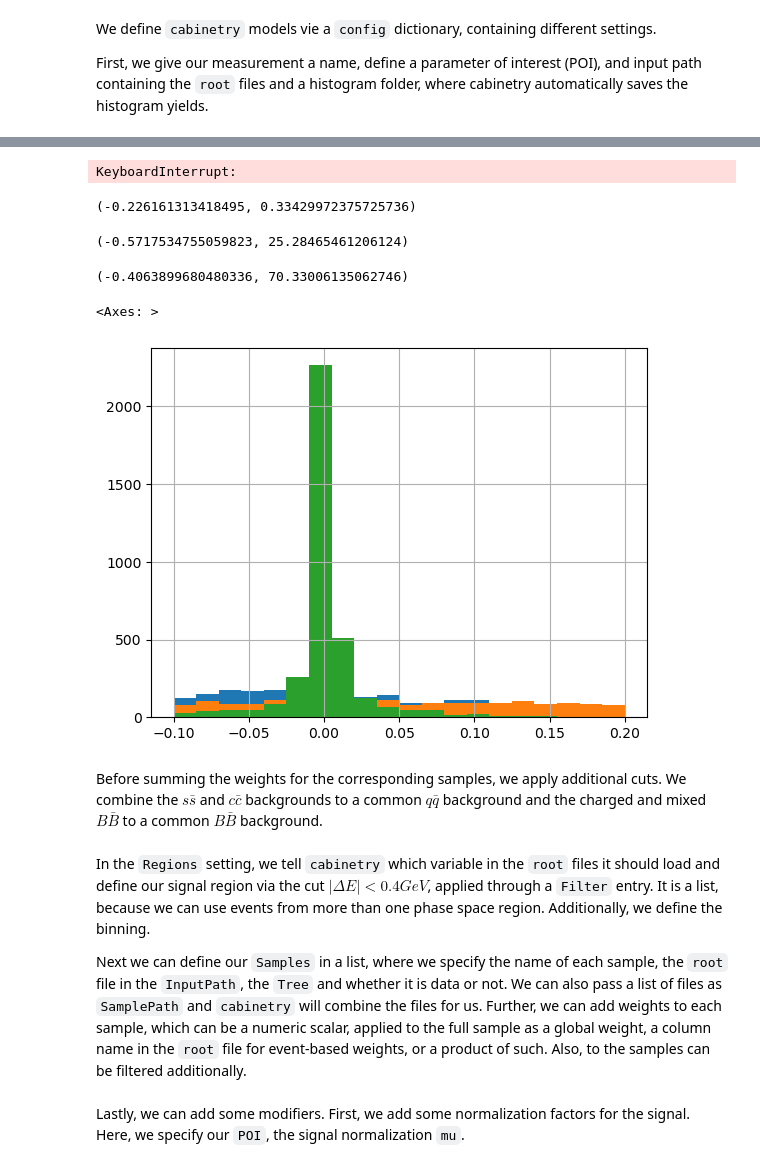
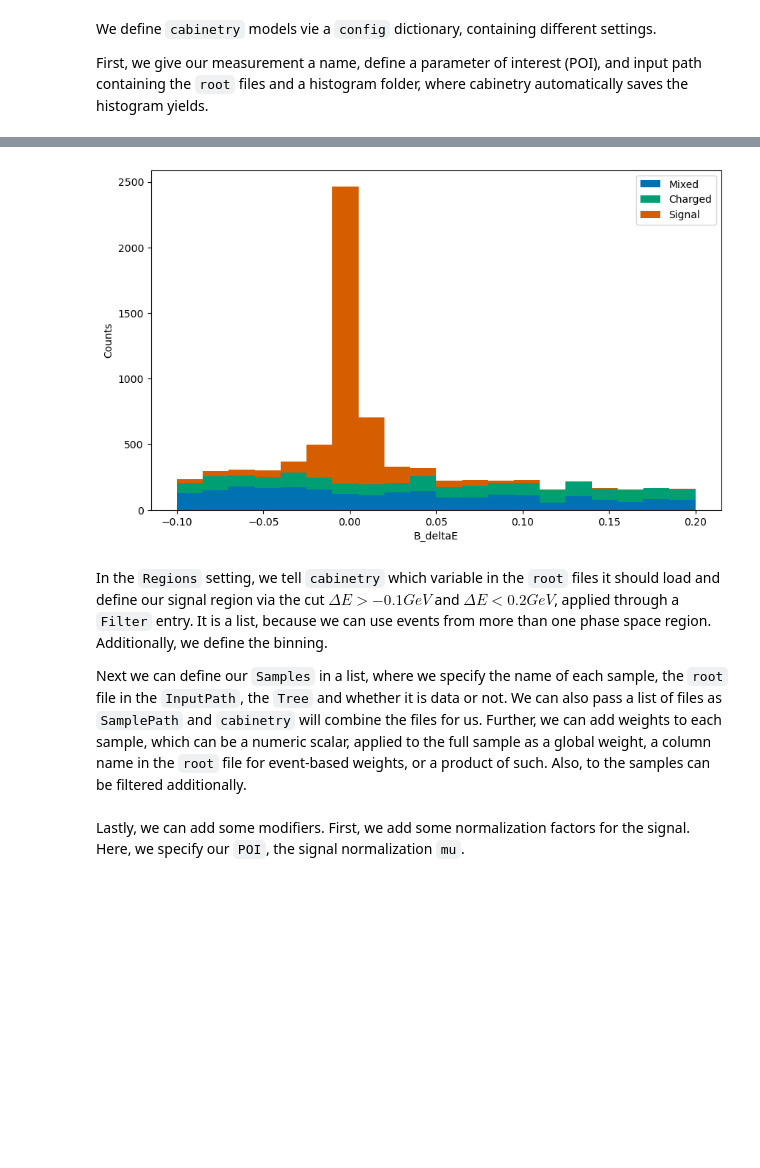
Before and after one commit to lorenzennio/pyhf-tutorial, a Jupyter notebook: 02-B2Kpi.ipynb, the cells around one changed output, grey strips where cells are left out. Saved outputs shown, nothing was run; the diff lists cells and outputs as text; code cells hidden in the pictures; blank space fills up the shorter version.

```diff
--- a/02-B2Kpi.ipynb
+++ b/02-B2Kpi.ipynb
@@ -42,7 +47,7 @@ First, we give our measurement a name, define a parameter of interest (POI), and
 # %%
 cabinetry.set_logging()
 
-BASE = Path('/project/agkuhr/users/euenlue/starterkit-mc/postcut-ntuples/')
+BASE = Path('/project/agkuhr/users/lgaertner/starterkit-mc/postcut-ntuples/')
 
 config = {
    'General':{
@@ -60,37 +63,26 @@ First, let us load all the signal and background ntuples. We use a mix of recons
 # %%
-with uproot.open({BASE +'signal.root': 'tree'}) as tree:
+with uproot.open({BASE / 'signal.root': 'tree'}) as tree:
     dat_signal = tree.arrays(tree.keys(), library="pd")
 
-with uproot.open({BASE +'charged.root': 'tree'}) as tree:
+with uproot.open({BASE / 'charged.root': 'tree'}) as tree:
     dat_charged = tree.arrays(tree.keys(), library="pd")
 
-with uproot.open({BASE +'mixed.root': 'tree'}) as tree:
+with uproot.open({BASE / 'mixed.root': 'tree'}) as tree:
     dat_mixed = tree.arrays(tree.keys(), library="pd")
-# %% [output]
-KeyboardInterrupt:
-# %%
-dat_signal.B_deltaE.min(), dat_signal.B_deltaE.max()
-# %% [output]
-(-0.226161313418495, 0.33429972375725736)
-# %%
-dat_charged.B_deltaE.min(), dat_charged.B_deltaE.max()
-# %% [output]
-(-0.5717534755059823, 25.28465461206124)
-# %%
-dat_mixed.B_deltaE.min(), dat_mixed.B_deltaE.max()
-# %% [output]
-(-0.4063899680480336, 70.33006135062746)
-# %%
-dat_mixed.B_deltaE.hist(bins=bins)
-dat_charged.B_deltaE.hist(bins=bins)
-dat_signal.B_deltaE.hist(bins=bins)
-# %% [output]
-<Axes: >
-[figure, removed]
-# %% [markdown]
-Before summing the weights for the corresponding samples, we apply additional cuts. We combine the $s \bar s$ and $c\bar c$ backgrounds to a common $q \bar q$ background and the charged and mixed $B \bar B$ to a common $B \bar B$ background.
+# %%
+plt.figure(figsize=(10, 6))
+plt.hist([dat_mixed.B_deltaE, dat_charged.B_deltaE, dat_signal.B_deltaE],
+         bins=bins,
+         label=['Mixed', 'Charged', 'Signal'],
+         stacked=True)
+plt.xlabel('B_deltaE')
+plt.ylabel('Counts')
+plt.legend()
+plt.show()
+# %% [output]
+[figure, added]
 # %% [markdown]
-In the `Regions` setting, we tell `cabinetry` which variable in the `root` files it should load and define our signal region via the cut $| \Delta E | < 0.4 GeV$, applied through a `Filter` entry. It is a list, because we can use events from more than one phase space region. Additionally, we define the binning.
+In the `Regions` setting, we tell `cabinetry` which variable in the `root` files it should load and define our signal region via the cut $ \Delta E > -0.1 GeV$ and $ \Delta E < 0.2 GeV$, applied through a `Filter` entry. It is a list, because we can use events from more than one phase space region. Additionally, we define the binning.
 
 Next we can define our `Samples` in a list, where we specify the name of each sample, the `root` file in the `InputPath`, the `Tree` and whether it is data or not. We can also pass a list of files as `SamplePath` and `cabinetry` will combine the files for us. Further, we can add weights to each sample, which can be a numeric scalar, applied to the full sample as a global weight, a column name in the `root` file for event-based weights, or a product of such. Also, to the samples can be filtered additionally.
 # %%
```
Also changed, not shown: parts of 16 cells of this notebook.
